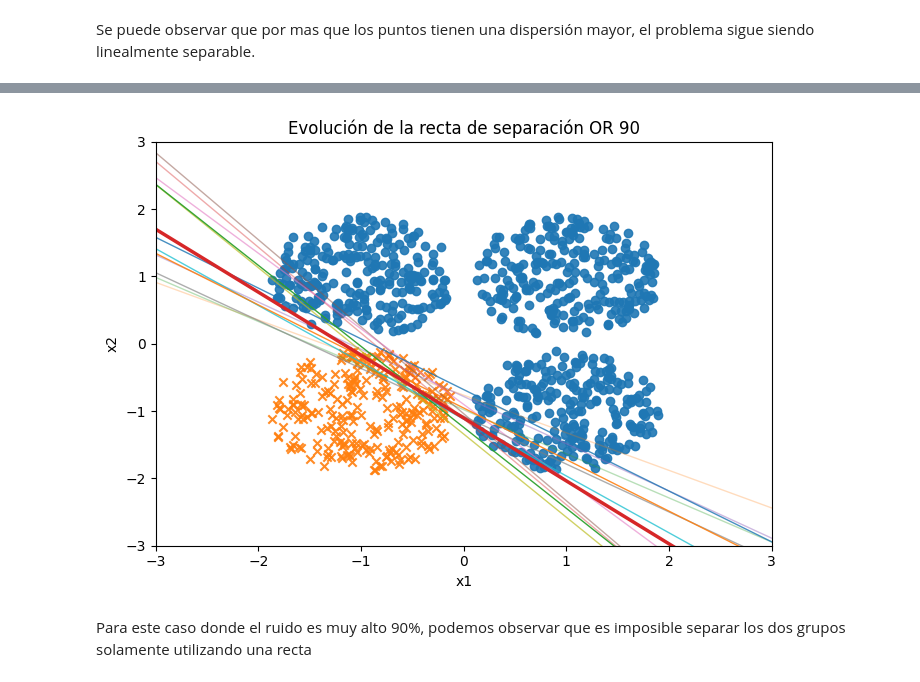
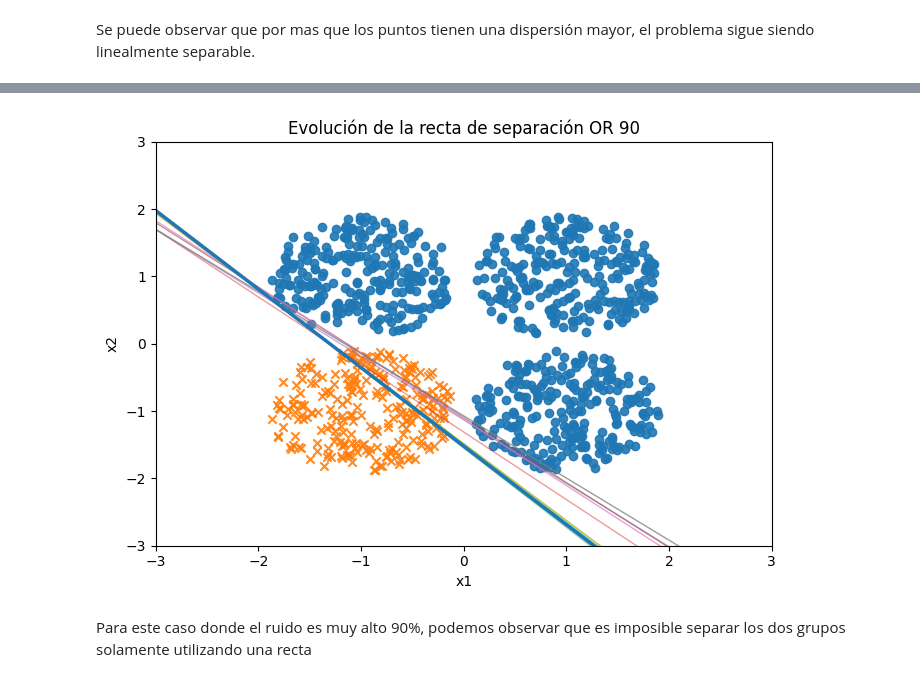
Before and after one commit to FaustoGabini/Inteligencia-Computacional, a Jupyter notebook: Guia1/ex3.ipynb, the cells around one changed output, grey strips where cells are left out. Cells and saved outputs as stored; diff of their text form; code cells hidden in the pictures.

```diff
--- a/Guia1/ex3.ipynb
+++ b/Guia1/ex3.ipynb
@@ -96,11 +102,7 @@ Precision en test:  0.935
 # %%
-step = 50
-hist_sub = p1.hist_w[::step]
-if hist_sub[-1] is not p1.hist_w[-1]:
-    hist_sub.append(p1.hist_w[-1])
 
-plot(X_90_train, y_90_train, hist_sub, "Evolución de la recta de separación OR 90")
+plot(X_90_train, y_90_train, p1.hist_w, "Evolución de la recta de separación OR 90")
 # %% [output]
-[figure, old version]
+[figure, new version]
 # %% [markdown]
 Para este caso donde el ruido es muy alto 90%, podemos observar que es imposible separar los dos grupos solamente utilizando una recta
```
Also changed, not shown: parts of 4 cells of this notebook, 3 other files.
